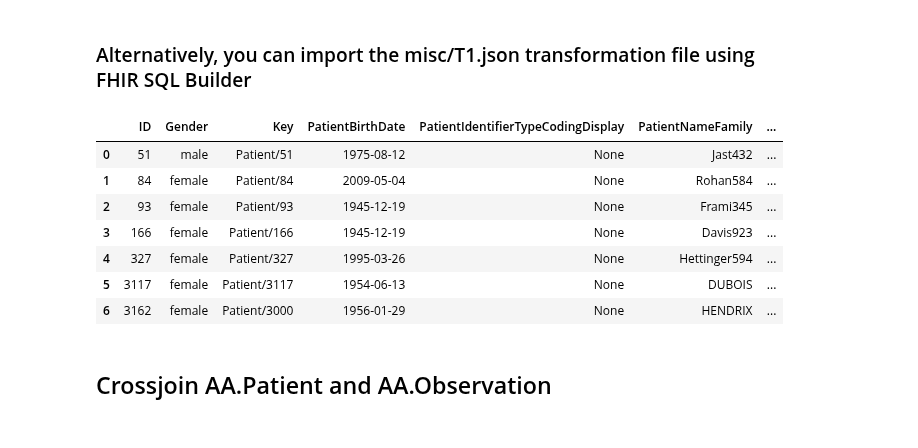
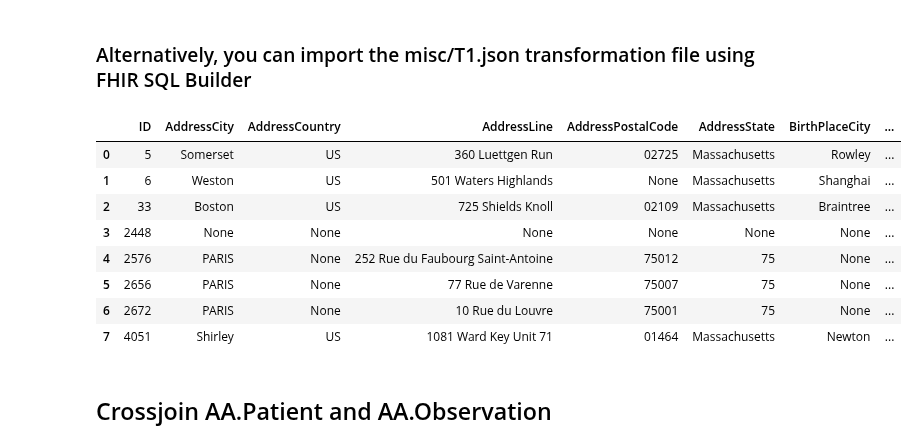
Before and after one commit to SylvainGuilbaud/IRISHealth, a Jupyter notebook: notebook/Notebooks/FHIRSQLBuilder.ipynb, the cells around one changed output. Drawn from its saved outputs; the diff is of its cells as text; code cells hidden in the pictures.

```diff
--- a/notebook/Notebooks/FHIRSQLBuilder.ipynb
+++ b/notebook/Notebooks/FHIRSQLBuilder.ipynb
@@ -119,16 +172,17 @@ df.head()
 # %% [markdown]
 ### Alternatively, you can import the misc/T1.json transformation file using FHIR SQL Builder
 # %%
-pd.read_sql_table('Patient', engine, schema="BOWMEDICAL")
+pd.read_sql_table('Patient', engine, schema="AAA")
 # %% [output]
-|  | ID | Gender | Key | PatientBirthDate | PatientIdentifierTypeCodingDisplay | PatientNameFamily | ... |
-| 0 | 51 | male | Patient/51 | 1975-08-12 | None | Jast432 | ... |
-| 1 | 84 | female | Patient/84 | 2009-05-04 | None | Rohan584 | ... |
-| 2 | 93 | female | Patient/93 | 1945-12-19 | None | Frami345 | ... |
-| 3 | 166 | female | Patient/166 | 1945-12-19 | None | Davis923 | ... |
-| 4 | 327 | female | Patient/327 | 1995-03-26 | None | Hettinger594 | ... |
-| 5 | 3117 | female | Patient/3117 | 1954-06-13 | None | DUBOIS | ... |
-| 6 | 3162 | female | Patient/3000 | 1956-01-29 | None | HENDRIX | ... |
+|  | ID | AddressCity | AddressCountry | AddressLine | AddressPostalCode | AddressState | BirthPlaceCity | ... |
+| 0 | 5 | Somerset | US | 360 Luettgen Run | 02725 | Massachusetts | Rowley | ... |
+| 1 | 6 | Weston | US | 501 Waters Highlands | None | Massachusetts | Shanghai | ... |
+| 2 | 33 | Boston | US | 725 Shields Knoll | 02109 | Massachusetts | Braintree | ... |
+| 3 | 2448 | None | None | None | None | None | None | ... |
+| 4 | 2576 | PARIS | None | 252 Rue du Faubourg Saint-Antoine | 75012 | 75 | None | ... |
+| 5 | 2656 | PARIS | None | 77 Rue de Varenne | 75007 | 75 | None | ... |
+| 6 | 2672 | PARIS | None | 10 Rue du Louvre | 75001 | 75 | None | ... |
+| 7 | 4051 | Shirley | US | 1081 Ward Key Unit 71 | 01464 | Massachusetts | Newton | ... |
 # %% [markdown]
 ## Crossjoin AA.Patient and AA.Observation
 # %%
```
Also changed, not shown: parts of 19 cells of this notebook, 12 other files.
